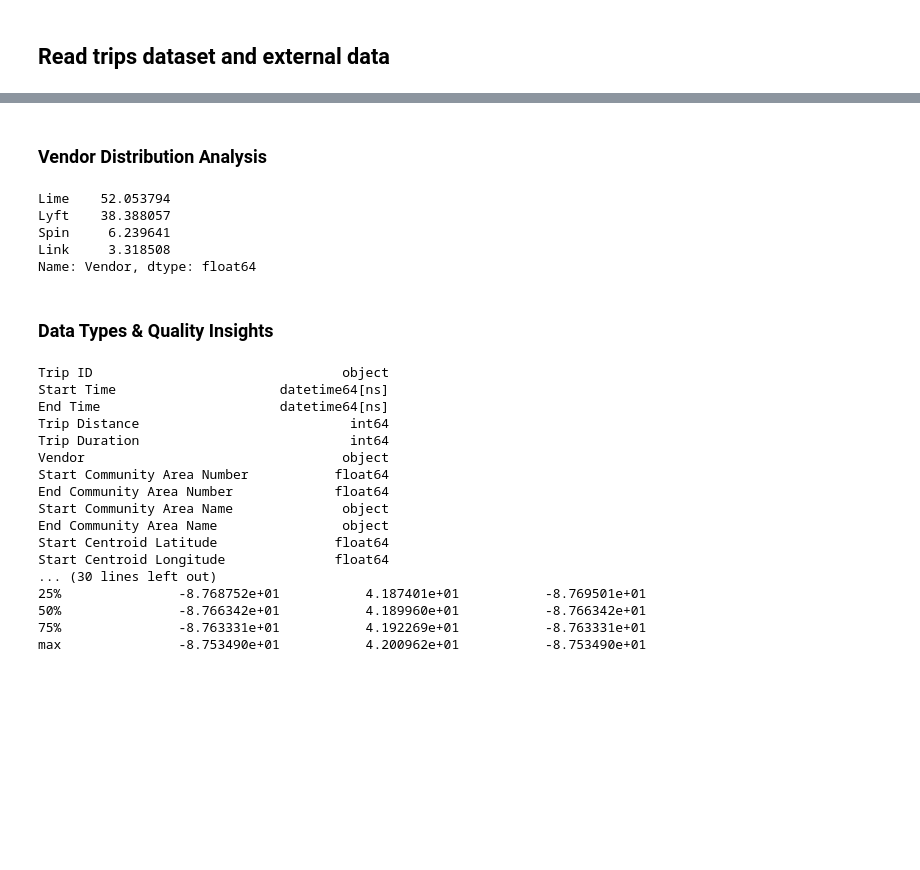
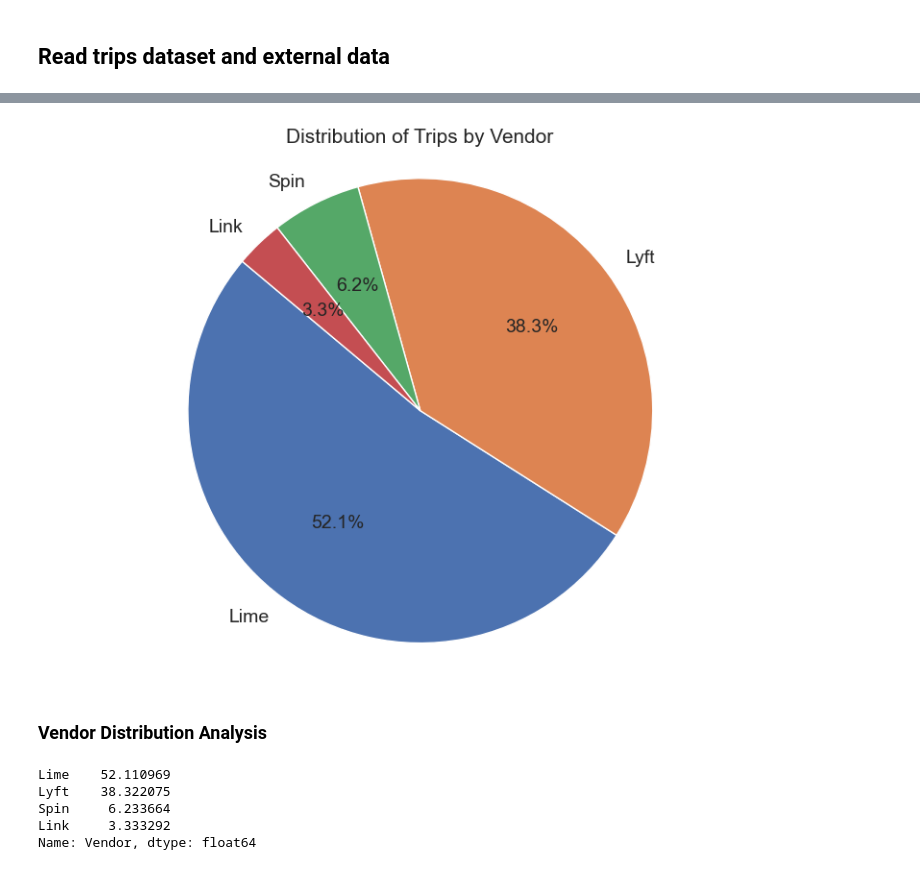
Before and after one commit to thienanbui/Electric-Scooter-Time-Series-Modeling, a Jupyter notebook: Capstone-Escooter.ipynb, the cells around one changed output, grey strips where cells are left out. Saved outputs shown, nothing was run; the diff lists cells and outputs as text; code cells hidden in the pictures; blank space fills up the shorter version.

```diff
--- a/Capstone-Escooter.ipynb
+++ b/Capstone-Escooter.ipynb
@@ -222,0 +62,22 @@ plt.show()
+# %%
+# Trips data
+df_e_scooter_trips = pd.read_csv('E_Scooter_Trips.csv')
+
+# Weather data
+df_weather = pd.read_csv('Chicago_Weather.csv')
+
+# Crime data
+df_crimes = pd.read_csv('Chicago_Crimes.csv')
+
+# Gas data
+df_gas = pd.read_csv('Weekly_Gas_Prices_Abridged.csv')
+
+# Race and Ethnicity
+df_race = pd.read_csv('Chicago_Race_Ethnicity.csv')
+
+# Income
+df_income = pd.read_csv('Chicago_Income.csv')
+
+print(f'Trips Dataset: {df_e_scooter_trips.shape}\nWeather Data: {df_weather.shape}' +
+'\nCrime Data: {df_crimes.shape}\nGas Data: {df_gas.shape}' +
+'\nRace Data: {df_race.shape}\nIncome Data: {df_income.shape}')
@@ -223,38 +220,25 @@ plt.show()
+# %%
+vendor_counts = df_e_scooter_trips['Vendor'].value_counts(normalize = True) * 100
+# %%
+# Generate the pie chart
+plt.figure(figsize=(10, 7))  # Set the figure size for better readability
+plt.pie(vendor_counts, labels=vendor_counts.index, autopct='%1.1f%%', startangle=140, textprops={'fontsize': 14})
+plt.title('Distribution of Trips by Vendor', fontsize = 15)
+plt.axis('equal')  # Equal aspect ratio ensures the pie chart is circular
+
+# Display the chart
+plt.show()
+# %% [output]
+[figure, added]
 # %% [markdown]
 ### Vendor Distribution Analysis
 # %%
 # Calculate the percentage of trips by each vendor
-vendor_distribution = df['Vendor'].value_counts(normalize = True) * 100
+vendor_distribution = df_e_scooter_trips['Vendor'].value_counts(normalize = True) * 100
 print(vendor_distribution)
 # %% [output]
-Lime    52.053794
-Lyft    38.388057
-Spin     6.239641
-Link     3.318508
+Lime    52.110969
+Lyft    38.322075
+Spin     6.233664
+Link     3.333292
 Name: Vendor, dtype: float64
-# %% [markdown]
-### Data Types & Quality Insights
-# %%
-# Overview of data types
-print(df.dtypes)
-
-# Descriptive statistics for numerical fields to spot any obvious issues
-print(df.describe())
-# %% [output]
-Trip ID                                object
-Start Time                     datetime64[ns]
-End Time                       datetime64[ns]
-Trip Distance                           int64
-Trip Duration                           int64
-Vendor                                 object
-Start Community Area Number           float64
-End Community Area Number             float64
-Start Community Area Name              object
-End Community Area Name                object
-Start Centroid Latitude               float64
-Start Centroid Longitude              float64
-... (30 lines left out)
-25%               -8.768752e+01           4.187401e+01           -8.769501e+01
-50%               -8.766342e+01           4.189960e+01           -8.766342e+01
-75%               -8.763331e+01           4.192269e+01           -8.763331e+01
-max               -8.753490e+01           4.200962e+01           -8.753490e+01
```
Also changed, not shown: parts of 106 cells of this notebook.
